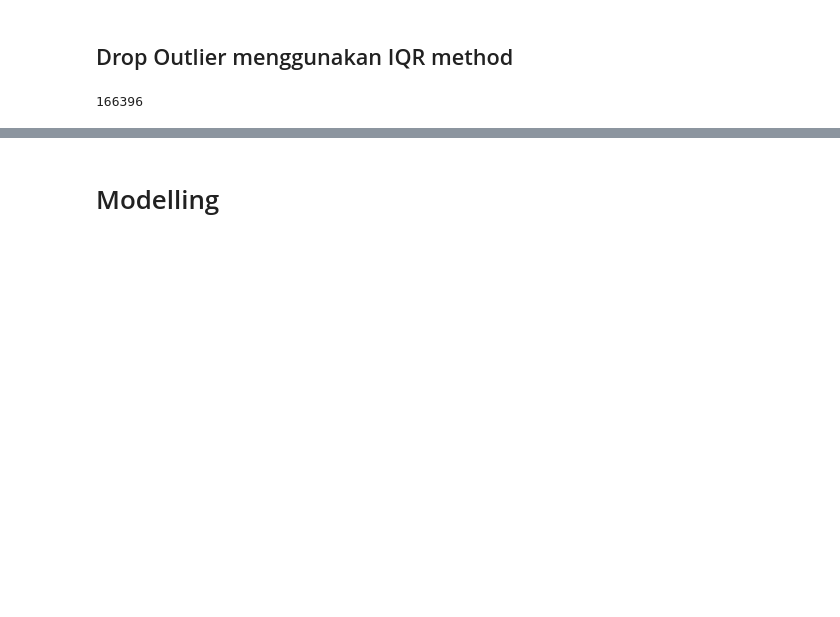
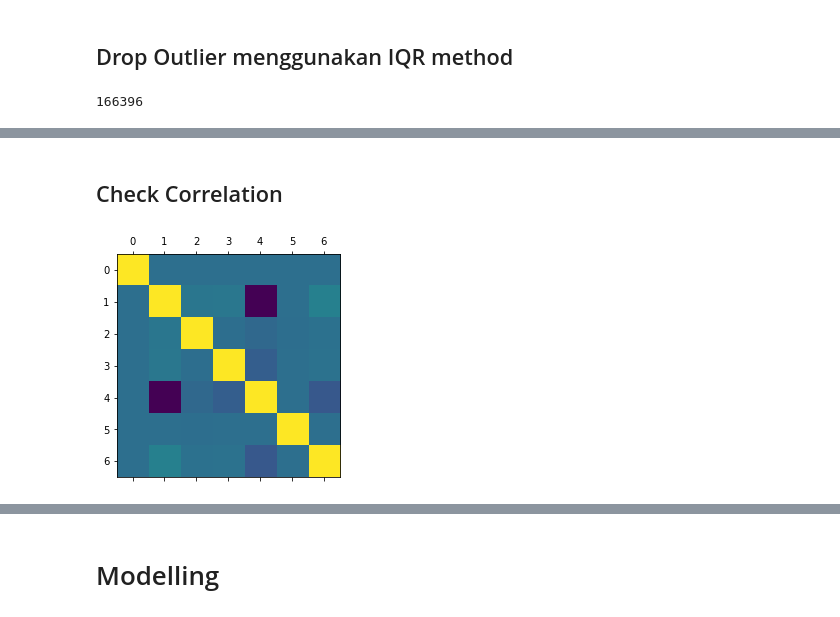
Before and after one commit to kaenova/Malin_Tubes1, a Jupyter notebook: notebooks/Malin_Tubes1_Pengumpulan.ipynb, the cells around one changed output, grey strips where cells are left out. Saved outputs shown, nothing was run; the diff lists cells and outputs as text; code cells hidden in the pictures; blank space fills up the shorter version.

```diff
--- a/notebooks/Malin_Tubes1_Pengumpulan.ipynb
+++ b/notebooks/Malin_Tubes1_Pengumpulan.ipynb
@@ -100,0 +112,7 @@ Text(0.5, 1.0, 'Lama Berlangganan')
+# %% [markdown]
+## Check Correlation
+# %%
+plt.matshow(final_df.corr())
+plt.show()
+# %% [output]
+[figure, added]
```
Also changed, not shown: parts of 34 cells of this notebook, 3 other files.
